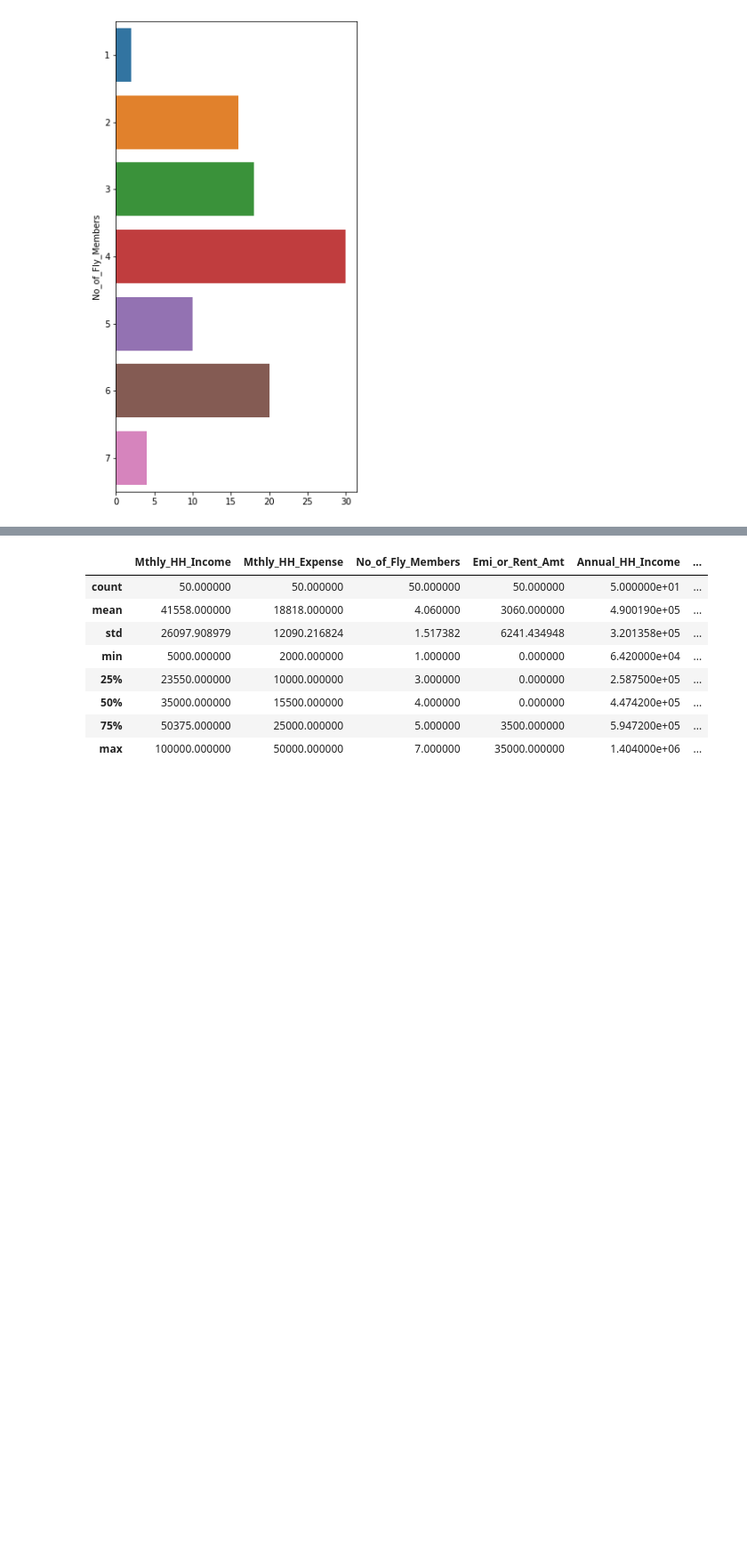
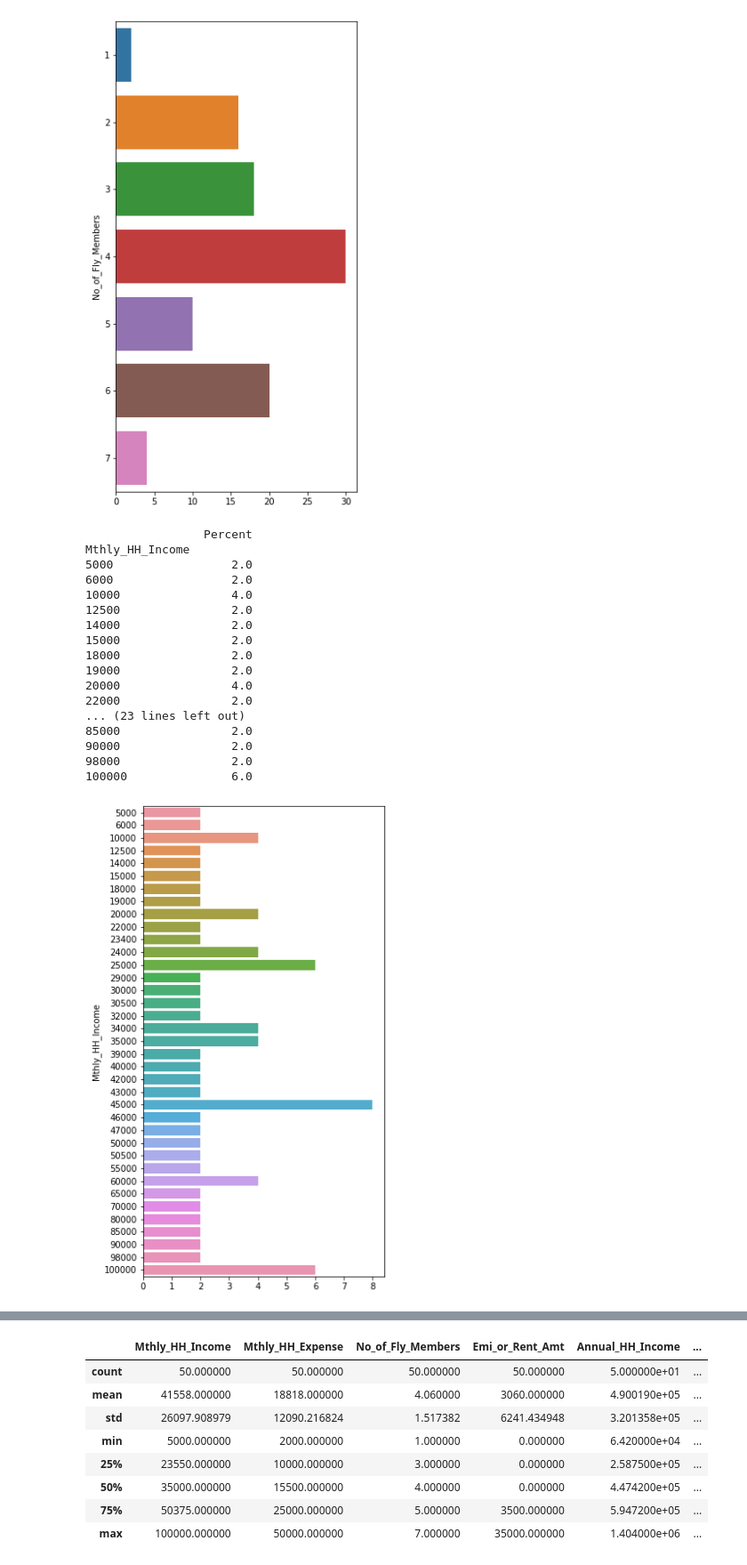
Before and after one commit to TranThiDieuHien/-n-PTDL-Python---HK2, a Jupyter notebook: PTTK_Mo_ta.ipynb, the cells around one changed output, grey strips where cells are left out. Shown at 89% size. Saved outputs shown, nothing was run; the diff lists cells and outputs as text; code cells hidden in the pictures; blank space fills up the shorter version.

```diff
--- a/PTTK_Mo_ta.ipynb
+++ b/PTTK_Mo_ta.ipynb
@@ -83,3 +83,24 @@ No_of_Fly_Members
 6                     20.0
 7                      4.0
 [figure]
+# %%
+stat_table('Mthly_HH_Income')
+# %% [output]
+                 Percent
+Mthly_HH_Income
+5000                 2.0
+6000                 2.0
+10000                4.0
+12500                2.0
+14000                2.0
+15000                2.0
+18000                2.0
+19000                2.0
+20000                4.0
+22000                2.0
+... (23 lines left out)
+85000                2.0
+90000                2.0
+98000                2.0
+100000               6.0
+[figure, added]
```
Also changed, not shown: parts of 3 cells of this notebook.
